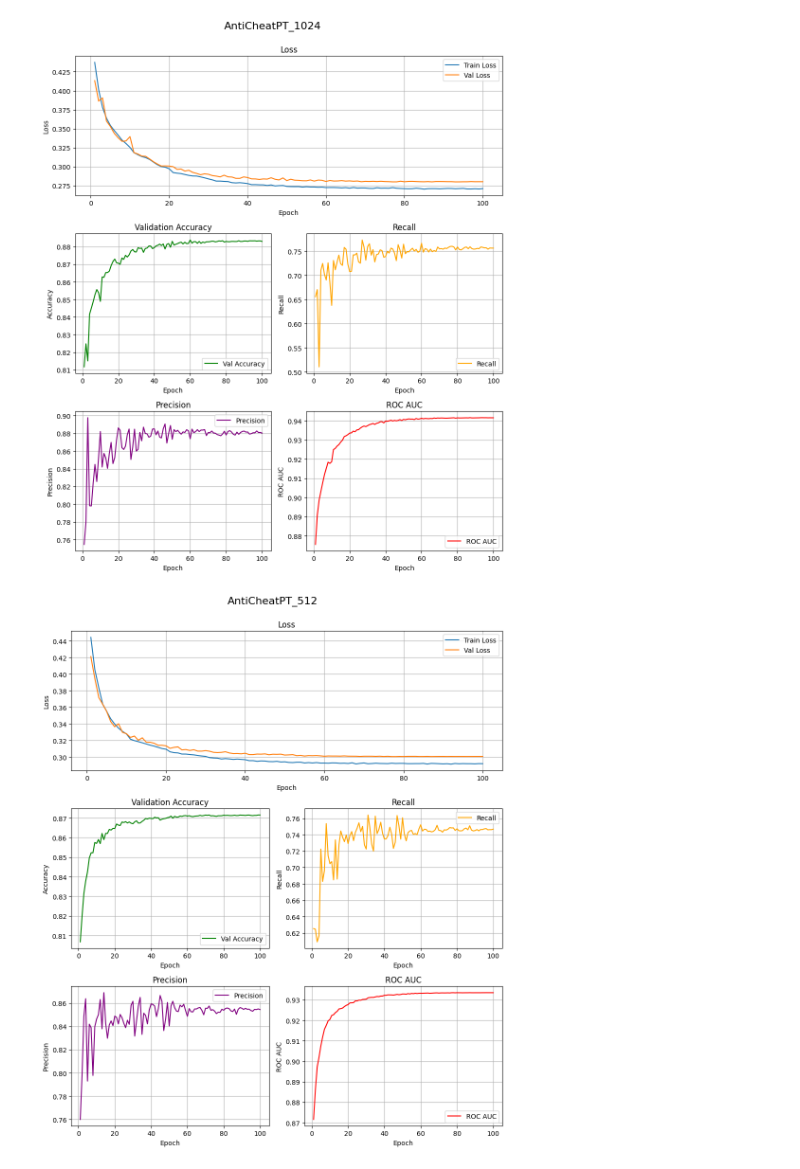
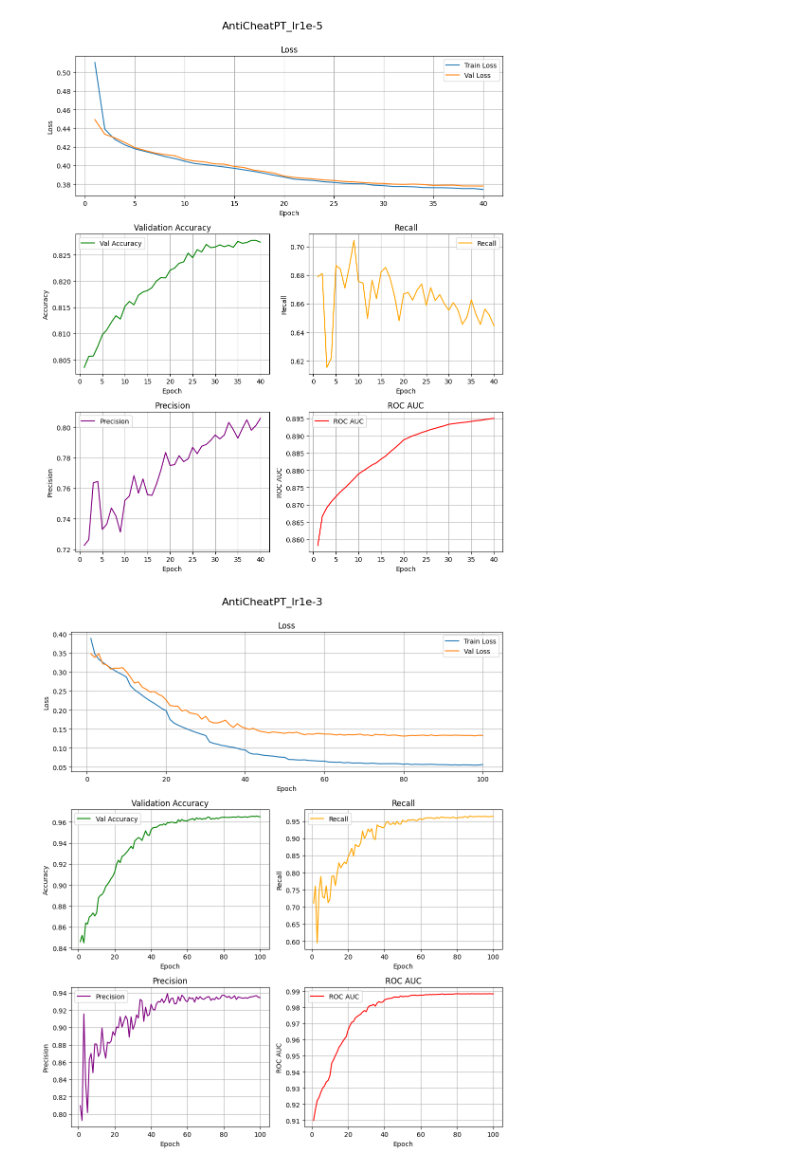
Before and after one commit to Pinkvinus/CS2_cheat_detection, a Jupyter notebook: Transformer/visualization/visualize_training.ipynb, the cells around one changed output. Drawn from its saved outputs; the diff is of its cells as text; code cells hidden in the pictures.

Commit message:
fixed data leak
Co-authored-by: Mille Loo <Pinkvinus@users.noreply.github.com>

```diff
--- a/Transformer/visualization/visualize_training.ipynb
+++ b/Transformer/visualization/visualize_training.ipynb
@@ -5,18 +5,18 @@ import os
 import matplotlib.gridspec as gridspec
 from visualization_utils import load_training_checkpoint, plot_training_metrics
 # %%
-checkpoint_path_512 = r"C:\Users\gluzk\source\repos\CS2_cheat_detection\Transformer\checkpoints\model_512_epoch_99.pth"
-checkpoint_path_1024 = r"C:\Users\gluzk\source\repos\CS2_cheat_detection\Transformer\checkpoints\model_1024_epoch_99.pth"
-checkpoint_path_1024_seed41 = r"C:\Users\gluzk\source\repos\CS2_cheat_detection\Transformer\checkpoints\model_1024_seed41_epoch_39.pth"
-checkpoint_path_1024_seed43 = r"C:\Users\gluzk\source\repos\CS2_cheat_detection\Transformer\checkpoints\model_1024_seed43_epoch_39.pth"
-checkpoint_path_1024_lr1e5 = r"C:\Users\gluzk\source\repos\CS2_cheat_detection\Transformer\checkpoints\model_1024_epoch_39_lr1e-5.pth"
-checkpoint_path_1024_lr1e3 = r"C:\Users\gluzk\source\repos\CS2_cheat_detection\Transformer\checkpoints\model_1024_epoch_39_lr1e-3.pth"
-# checkpoint_path_512 = r"C:\Users\Gert\repos\CS2_cheat_detection\Transformer\checkpoints\model_512_epoch_99.pth"
-# checkpoint_path_1024 = r"C:\Users\Gert\repos\CS2_cheat_detection\Transformer\checkpoints\model_1024_epoch_99.pth"
-# checkpoint_path_1024_seed41 = r"C:\Users\Gert\repos\CS2_cheat_detection\Transformer\checkpoints\model_1024_seed41_epoch_39.pth"
-# checkpoint_path_1024_seed43 = r"C:\Users\Gert\repos\CS2_cheat_detection\Transformer\checkpoints\model_1024_seed43_epoch_39.pth"
-# checkpoint_path_1024_lr1e5 = r"C:\Users\Gert\repos\CS2_cheat_detection\Transformer\checkpoints\model_1024_epoch_39_lr1e-5.pth"
-# checkpoint_path_1024_lr1e3 = r"C:\Users\Gert\repos\CS2_cheat_detection\Transformer\checkpoints\model_1024_epoch_39_lr1e-3.pth"
+# checkpoint_path_512 = r"C:\Users\gluzk\source\repos\CS2_cheat_detection\Transformer\checkpoints\model_512_epoch_99.pth"
+# checkpoint_path_1024 = r"C:\Users\gluzk\source\repos\CS2_cheat_detection\Transformer\checkpoints\model_1024_epoch_99.pth"
+# checkpoint_path_1024_seed41 = r"C:\Users\gluzk\source\repos\CS2_cheat_detection\Transformer\checkpoints\model_1024_seed41_epoch_39.pth"
+# checkpoint_path_1024_seed43 = r"C:\Users\gluzk\source\repos\CS2_cheat_detection\Transformer\checkpoints\model_1024_seed43_epoch_39.pth"
+# checkpoint_path_1024_lr1e5 = r"C:\Users\gluzk\source\repos\CS2_cheat_detection\Transformer\checkpoints\model_1024_epoch_39_lr1e-5.pth"
+# checkpoint_path_1024_lr1e3 = r"C:\Users\gluzk\source\repos\CS2_cheat_detection\Transformer\checkpoints\model_1024_epoch_99_lr1e-3.pth"
+checkpoint_path_512 = r"C:\Users\Gert\repos\CS2_cheat_detection\Transformer\checkpoints\model_512_epoch_99.pth"
+checkpoint_path_1024 = r"C:\Users\Gert\repos\CS2_cheat_detection\Transformer\checkpoints\model_1024_epoch_99.pth"
+checkpoint_path_1024_seed41 = r"C:\Users\Gert\repos\CS2_cheat_detection\Transformer\checkpoints\model_1024_seed41_epoch_39.pth"
+checkpoint_path_1024_seed43 = r"C:\Users\Gert\repos\CS2_cheat_detection\Transformer\checkpoints\model_1024_seed43_epoch_39.pth"
+checkpoint_path_1024_lr1e5 = r"C:\Users\Gert\repos\CS2_cheat_detection\Transformer\checkpoints\model_1024_epoch_39_lr1e-5.pth"
+checkpoint_path_1024_lr1e3 = r"C:\Users\Gert\repos\CS2_cheat_detection\Transformer\checkpoints\model_1024_epoch_99_lr1e-3.pth"
 metrics_512 = load_training_checkpoint(checkpoint_path_512)
 metrics_1024 = load_training_checkpoint(checkpoint_path_1024)
 metrics_1024_seed43 = load_training_checkpoint(checkpoint_path_1024_seed43)
@@ -24,12 +24,12 @@ metrics_1024_seed41 = load_training_checkpoint(checkpoint_path_1024_seed41)
 metrics_1024_lr1e5 = load_training_checkpoint(checkpoint_path_1024_lr1e5)
 metrics_1024_lr1e3 = load_training_checkpoint(checkpoint_path_1024_lr1e3)
 # %%
-plot_training_metrics(metrics_1024, "AntiCheatPT_1024")
-plot_training_metrics(metrics_512, "AntiCheatPT_512")
-plot_training_metrics(metrics_1024_seed41, "AntiCheatPT_Seed_41")
-plot_training_metrics(metrics_1024_seed43, "AntiCheatPT_Seed_43")
+# plot_training_metrics(metrics_1024, "AntiCheatPT_1024")
+# plot_training_metrics(metrics_512, "AntiCheatPT_512")
+# plot_training_metrics(metrics_1024_seed41, "AntiCheatPT_Seed_41")
+# plot_training_metrics(metrics_1024_seed43, "AntiCheatPT_Seed_43")
 plot_training_metrics(metrics_1024_lr1e5, "AntiCheatPT_lr1e-5")
 plot_training_metrics(metrics_1024_lr1e3, "AntiCheatPT_lr1e-3")
 # %% [output]
-[figure, old version]
+[figure, new version]
-[figure, old version]
+[figure, new version]
```
Also changed, not shown: parts of 1 cell of this notebook, 4 other files.
